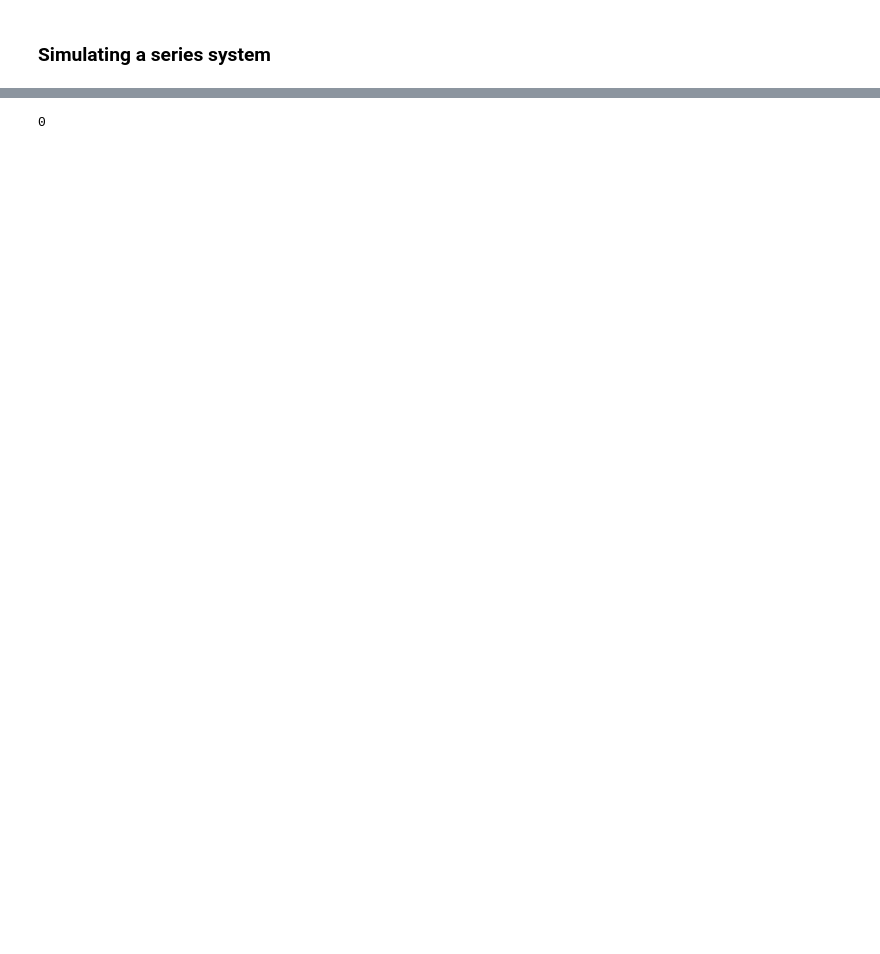
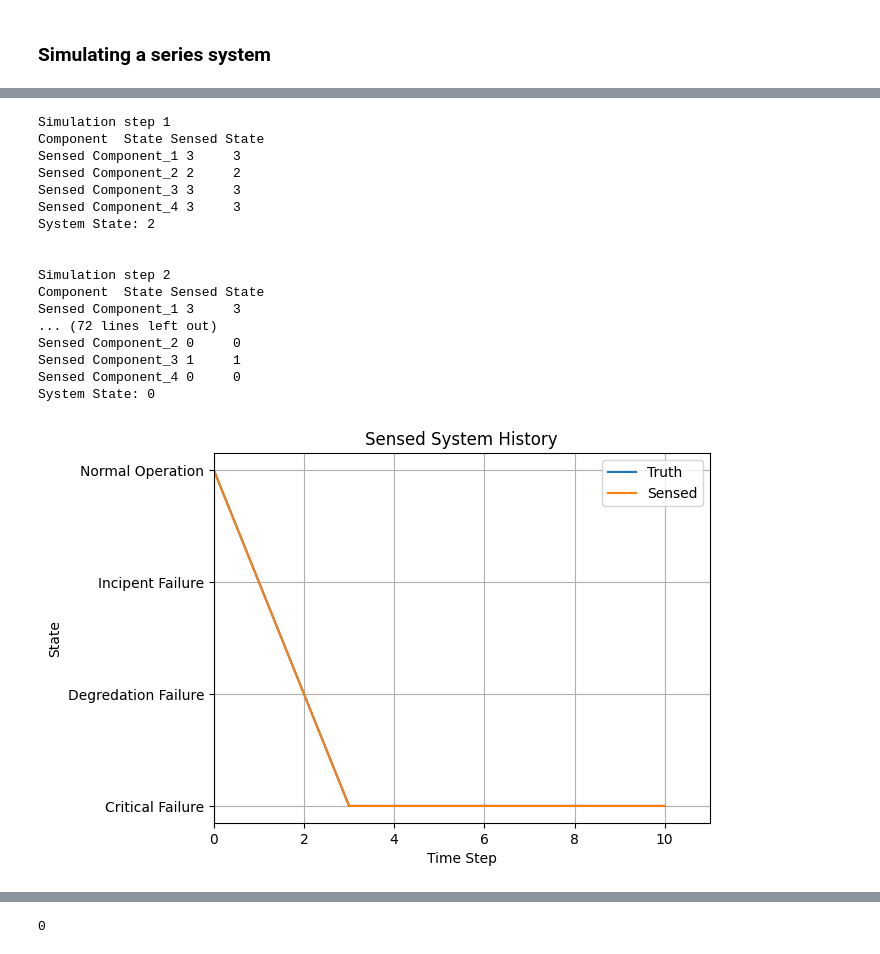
Before and after one commit to andreyaW/KISS, a Jupyter notebook: shipClassTests/systemTest.ipynb, the cells around one changed output, grey strips where cells are left out. Cells and saved outputs as stored; diff of their text form; code cells hidden in the pictures; blank space fills up the shorter version.

```diff
--- a/shipClassTests/systemTest.ipynb
+++ b/shipClassTests/systemTest.ipynb
@@ -68,19 +111,0 @@ sys.plotHistory()
-# %%
-# error checking on the components and attached sensors
-print(f"sensed comp 1 history: {sc1.comp.history}")
-for i in range(len(sc1.sensors)):
-    print(f"sensed comp 1, sensor {i+1} history : {sc1.sensors[i].history}")
-    print(f"sensed comp 1, sensor {i+1} sensed history : {sc1.sensors[i].sensorReadings}")
-print("")
-
-print(f"sensed comp 1 history: {sc2.comp.history}")
-for i in range(len(sc2.sensors)):
-    print(f"sensed comp 2, sensor {i+1} history : {sc2.sensors[i].history}")
-    print(f"sensed comp 1, sensor {i+1} sensed history : {sc2.sensors[i].sensorReadings}")
-print("")
-
-print(f"sensed comp 1 history: {sc3.comp.history}")
-for i in range(len(sc3.sensors)):
-    print(f"sensed comp 3, sensor {i+1} history : {sc3.sensors[i].history}")
-    print(f"sensed comp 1, sensor {i+1} sensing history : {sc3.sensors[i].sensorReadings}")
-print("")
@@ -137,0 +112,52 @@ ModuleNotFoundError: No module named 'pandas'
+# %%
+# defining four components for testing
+comp_states = { 0: 'Critical Failure',
+           1: 'Degredation Failure',
+           2: 'Incipent Failure',
+           3: 'Normal Operation'}
+
+comp_transition_mat = [[1, 0, 0, 0],
+                       [0.4, 0.6, 0, 0],
+                       [0.1, 0.2, 0.7, 0],
+                       [0.025, 0.025, 0.05, 0.9]]
+
+sensor_states = {0: 'Faulty',
+                 1: 'Normal Operation'}
+sensor_mat = [[1, 0],
+              [0.02, 0.98]]
+
+# initialize four components with the same transition matrix and states
+comp1 = SensedComp(comp_states, comp_transition_mat, sensor_states, sensor_mat, 3, 'Component_1')
+comp2 = SensedComp(comp_states, comp_transition_mat, sensor_states, sensor_mat, 3, 'Component_2')
+comp3 = SensedComp(comp_states, comp_transition_mat, sensor_states, sensor_mat, 3, 'Component_3')
+comp4 = SensedComp(comp_states, comp_transition_mat, sensor_states, sensor_mat, 3, 'Component_4')
+
+# create a series system from the components
+sys = System('series_system', [comp1, comp2, comp3, comp4])
+# sys.simulate(10)
+for i in range(10):
+    sys.simulate(1)
+    print(f"Simulation step {i+1}")
+    sys.outputSystemStates()
+    print("\n")
+
+sys.plotHistory()
+# %% [output]
+Simulation step 1
+Component  State Sensed State
+Sensed Component_1 3     3
+Sensed Component_2 2     2
+Sensed Component_3 3     3
+Sensed Component_4 3     3
+System State: 2
+
+
+Simulation step 2
+Component  State Sensed State
+Sensed Component_1 3     3
+... (72 lines left out)
+Sensed Component_2 0     0
+Sensed Component_3 1     1
+Sensed Component_4 0     0
+System State: 0
+[figure, added]
```
Also changed, not shown: parts of 15 cells of this notebook, 4 other files.
